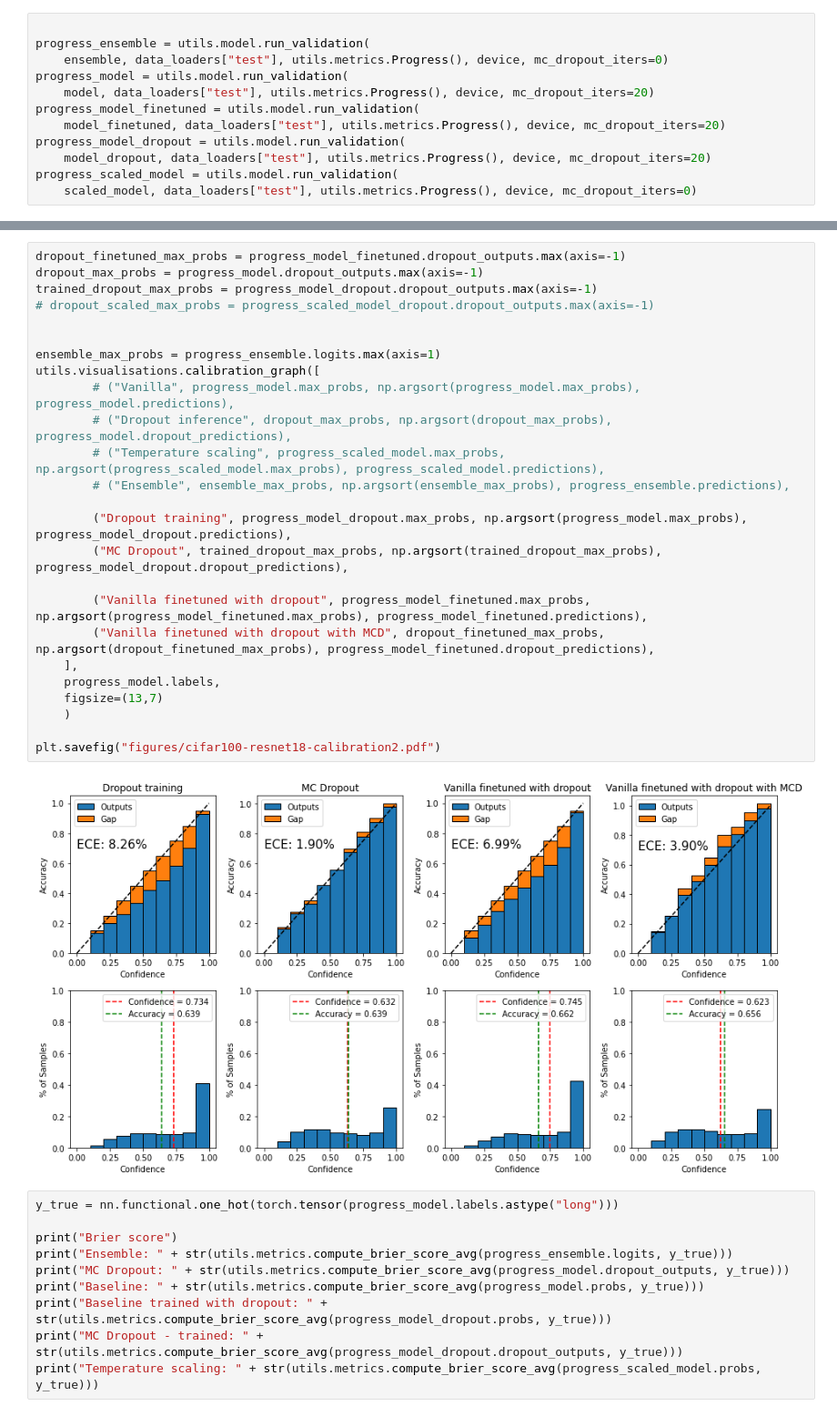
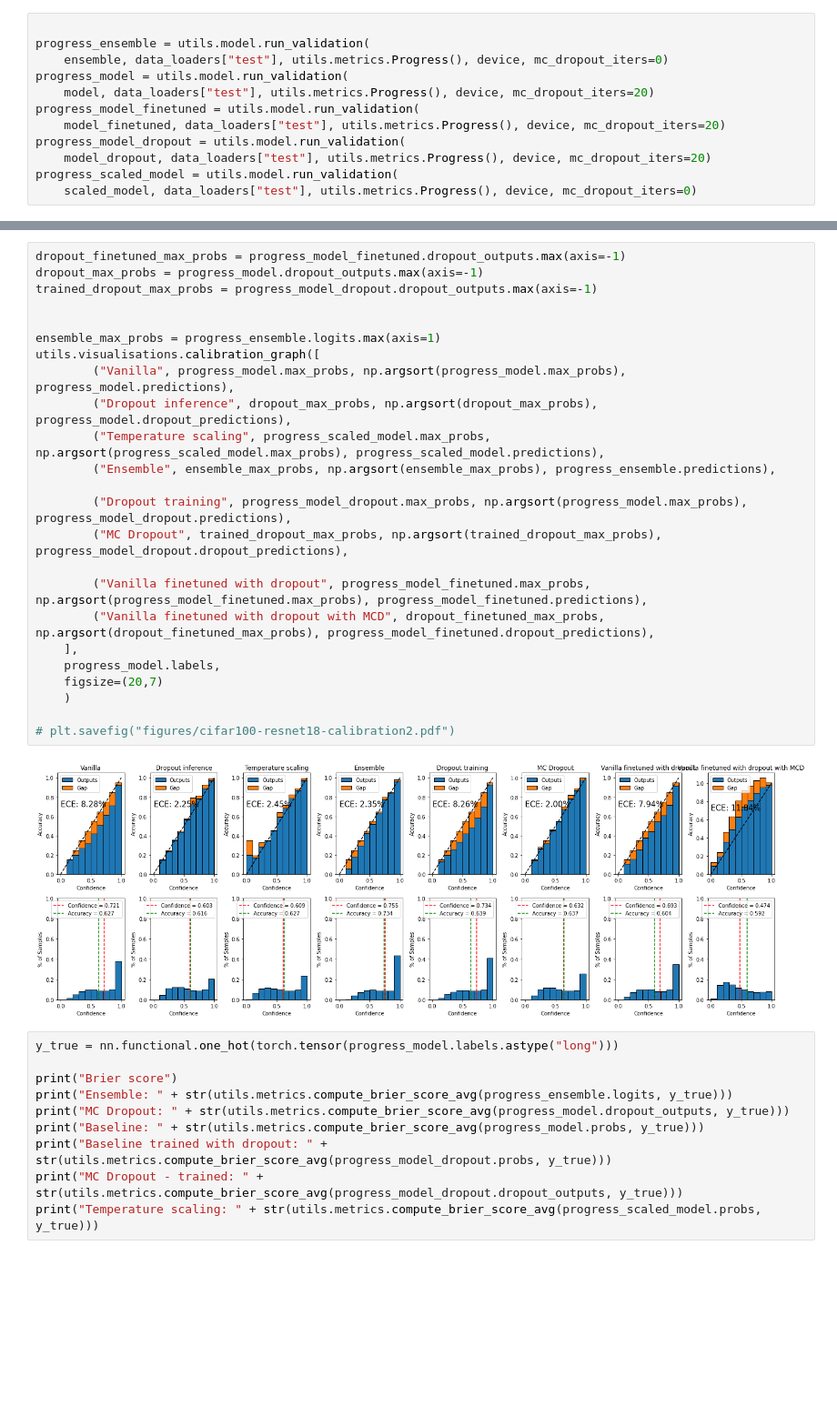
Before and after one commit to vlasakjiri/uncertainty-estimations, a Jupyter notebook: classification-cifar.ipynb, the cells around one changed output, grey strips where cells are left out. Shown at 91% size. Saved outputs shown, nothing was run; the diff lists cells and outputs as text; blank space fills up the shorter version.

Commit message:
cleaned and fixed cifar notebook

```diff
--- a/classification-cifar.ipynb
+++ b/classification-cifar.ipynb
@@ -336,30 +246,29 @@ ResNetDropout(
 # %%
 dropout_finetuned_max_probs = progress_model_finetuned.dropout_outputs.max(axis=-1)
 dropout_max_probs = progress_model.dropout_outputs.max(axis=-1)
 trained_dropout_max_probs = progress_model_dropout.dropout_outputs.max(axis=-1)
-# dropout_scaled_max_probs = progress_scaled_model_dropout.dropout_outputs.max(axis=-1)
 
 
 ensemble_max_probs = progress_ensemble.logits.max(axis=1)
 utils.visualisations.calibration_graph([
-        # ("Vanilla", progress_model.max_probs, np.argsort(progress_model.max_probs), progress_model.predictions),
-        # ("Dropout inference", dropout_max_probs, np.argsort(dropout_max_probs), progress_model.dropout_predictions),
-        # ("Temperature scaling", progress_scaled_model.max_probs, np.argsort(progress_scaled_model.max_probs), progress_scaled_model.predictions),
-        # ("Ensemble", ensemble_max_probs, np.argsort(ensemble_max_probs), progress_ensemble.predictions),
+        ("Vanilla", progress_model.max_probs, np.argsort(progress_model.max_probs), progress_model.predictions),
+        ("Dropout inference", dropout_max_probs, np.argsort(dropout_max_probs), progress_model.dropout_predictions),
+        ("Temperature scaling", progress_scaled_model.max_probs, np.argsort(progress_scaled_model.max_probs), progress_scaled_model.predictions),
+        ("Ensemble", ensemble_max_probs, np.argsort(ensemble_max_probs), progress_ensemble.predictions),
 
         ("Dropout training", progress_model_dropout.max_probs, np.argsort(progress_model.max_probs), progress_model_dropout.predictions),
         ("MC Dropout", trained_dropout_max_probs, np.argsort(trained_dropout_max_probs), progress_model_dropout.dropout_predictions),
 
         ("Vanilla finetuned with dropout", progress_model_finetuned.max_probs, np.argsort(progress_model_finetuned.max_probs), progress_model_finetuned.predictions),
         ("Vanilla finetuned with dropout with MCD", dropout_finetuned_max_probs, np.argsort(dropout_finetuned_max_probs), progress_model_finetuned.dropout_predictions),
     ],
     progress_model.labels,
-    figsize=(13,7)
+    figsize=(20,7)
     )
 
-plt.savefig("figures/cifar100-resnet18-calibration2.pdf")
+# plt.savefig("figures/cifar100-resnet18-calibration2.pdf")
 # %% [output]
-[figure, old version]
+[figure, new version]
 # %%
 y_true = nn.functional.one_hot(torch.tensor(progress_model.labels.astype("long")))
 
```
Also changed, not shown: parts of 16 cells of this notebook, 1 other file.
